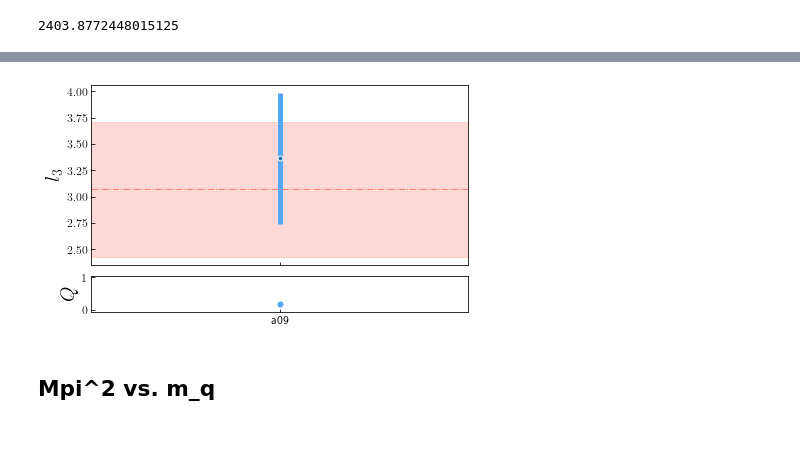
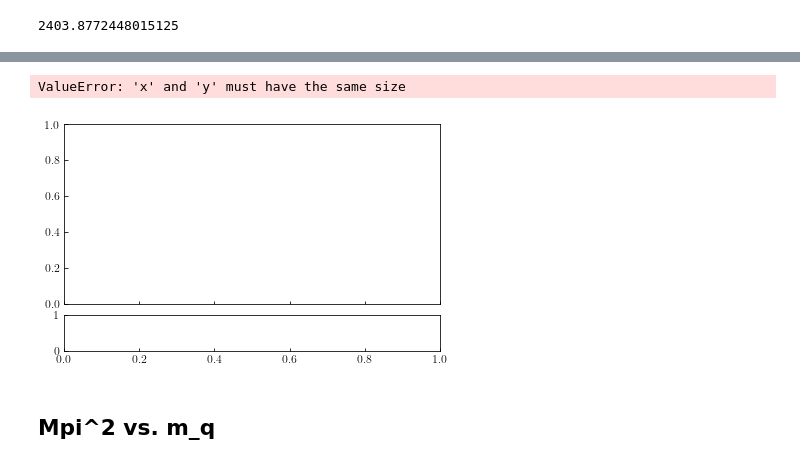
Before and after one commit to gdbrad/nucleon_sigma, a Jupyter notebook: notebooks/mpi.ipynb, the cells around one changed output, grey strips where cells are left out. Drawn from its saved outputs; the diff is of its cells as text; code cells hidden in the pictures; blank space fills up the shorter version.

```diff
--- a/notebooks/mpi.ipynb
+++ b/notebooks/mpi.ipynb
@@ -37,0 +31,2 @@ print(all_ensembles)
+# %%
+gv.load('../data/a_fm_results.p')
@@ -37,0 +35,12 @@ print(all_ensembles)
+# %%
+all_ensembles = ['a09m135','a09m220','a09m310','a09m350','a09m400','a12m130','a12m220','a12m310','a12m350','a12m400','a15m135XL','a15m220','a15m310','a15m350','a15m400']
+input_output=i_o.InputOutput()
+data= input_output.get_data(scheme='w0_org',units='phys',include_phys=False,ensembles=all_ensembles)
+phys_point_data = input_output.get_data_phys_point()
+hbarc = phys_point_data['hbarc']
+        #new_prior = input_output.make_prior(data,prior)
+#print(all_ensembles)
+#mpisq_mev = (data['m_pi'] / gv.gvar('0.08730(70)') * 197.3269804)**2
+#mpi = np.sqrt(mpisq_mev)
+#for a_xx in np.unique([ens.split('m')[0] for ens in all_ensembles]):
+#
@@ -242,39 +903,40 @@ plt.close()
 # %%
-colormap = {
-    'a06' : '#6A5ACD',
-    'a09' : '#51a7f9',
-    'a12' : '#70bf41',
-    'a15' : '#ec5d57',
-}
+# get the two lightest ensembles at a given lattice spacing
 fig, (ax_value, ax_q) = plt.subplots(nrows=2, sharex=True, gridspec_kw={'height_ratios': [5, 1], 'wspace':0.0, 'hspace':0.1})
+
+
 ax_value.errorbar(
-    x=-np.arange(len(l_3)),
-    y=gv.mean([l_3[a_xx]['value'] for a_xx in l_3]),
-    xerr=0.0,
-    yerr=gv.sdev([l_3[a_xx]['value'] for a_xx in l_3]),
-    capsize=0.0, mec='white', ms=10.0,
-    ecolor=[colormap[a_xx] for a_xx in l_3],
-    elinewidth=5.0, fmt = '.')
+x=fit.p['eps2_a'],
+y=gv.mean([l_3[a_xx]['value'] for a_xx in l_3]),
+xerr=0.0,
+yerr=gv.sdev([l_3[a_xx]['value'] for a_xx in l_3]),
+capsize=0.0, mec='white', ms=10.0,
+ecolor=[colormap[a_xx] for a_xx in l_3],
+elinewidth=5.0, fmt = '.')
+
 ax_q.scatter(
-    x=-np.arange(len(l_3)),
-    y=[l_3[a_xx]['q'] for a_xx in l_3],
-    color=[colormap[a_xx] for a_xx in l_3])
+x=fit.p['eps2_a'],
+y=[l_3[a_xx]['q'] for a_xx in l_3],
+color=[colormap[a_xx] for a_xx in l_3])
 
 ax_value.set_ylabel('$l_3$')
 ax_q.set_ylabel('$Q$')
 ax_q.set_ylim(-0.05, 1.05)
 
-ax_value.set_xticks(-np.arange(len(l_3)))
+ax_value.set_xticks(-np.arange(len(l_3))
+)
 ax_value.set_xticklabels([a_xx for a_xx in l_3])
 
 pm = lambda g, k : gv.mean(g) + k*gv.sdev(g)
 ax_value.axhspan(pm(l_3_flag, -1), pm(l_3_flag, +1), alpha=0.3, color='salmon', label='PDG/FLAG')
 ax_value.axhline(pm(l_3_flag, 0), ls='-.', color='salmon')
 
-#fig.savefig('../tmp/l_3_vs_epsa.png')
+fig.savefig('../tmp/l_4_vs_epsa.png')
+
 plt.show()
 # %% [output]
+ValueError: 'x' and 'y' must have the same size
-[figure, old version]
+[figure, new version]
 # %% [markdown]
 ## Mpi^2 vs. m_q ##
 # %% [markdown]
```
Also changed, not shown: parts of 20 cells of this notebook, 4 other files.
